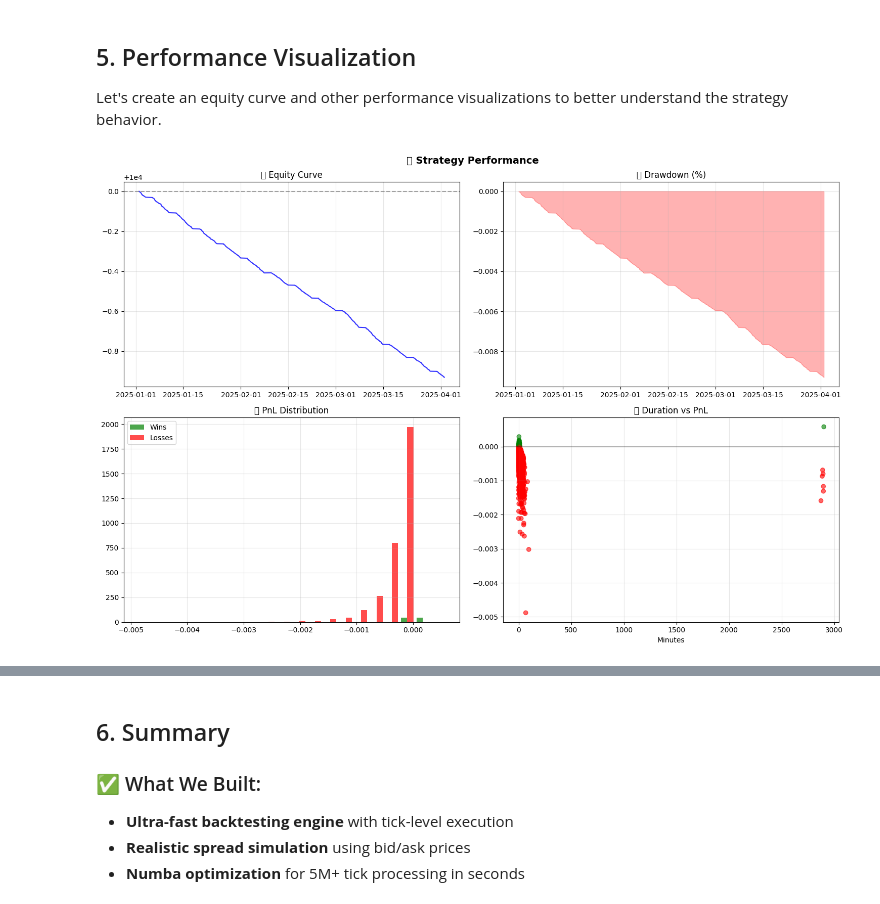
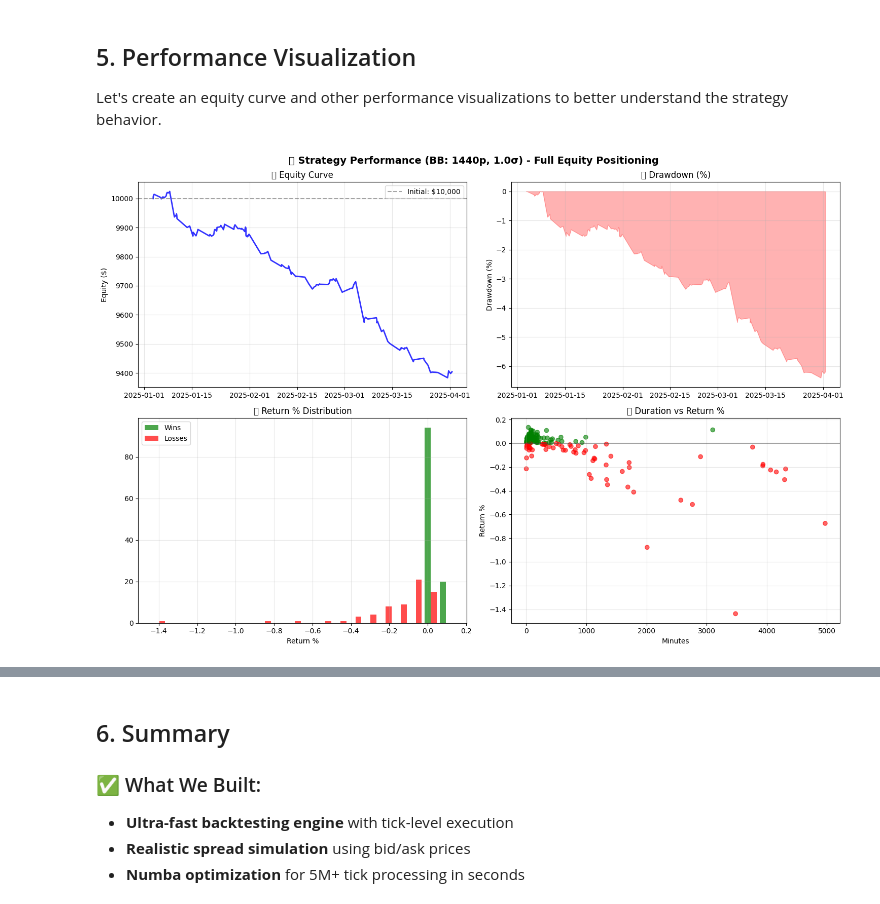
Before and after one commit to edoardoCame/bollingerBands, a Jupyter notebook: notebooks/tick_backtest.ipynb, the cells around one changed output, grey strips where cells are left out. Drawn from its saved outputs; the diff is of its cells as text; code cells hidden in the pictures.

```diff
--- a/notebooks/tick_backtest.ipynb
+++ b/notebooks/tick_backtest.ipynb
@@ -40,8 +87,8 @@ print(f"📁 Data path: {tickdata_path}")
 # %% [markdown]
 ## 2. Core Functions
 # %%
-def calculate_bollinger_bands(df, price_col='close', window=20, num_std=2):
-    """Calculate Bollinger Bands using pandas"""
+def calculate_bollinger_bands(df, price_col=BB_PRICE_COL, window=BB_WINDOW, num_std=BB_STD):
+    """Calculate Bollinger Bands using global configuration parameters"""
     df['middle_band'] = df[price_col].rolling(window).mean()
     std = df[price_col].rolling(window).std()
     df['upper_band'] = df['middle_band'] + (num_std * std)
@@ -163,18 +343,27 @@ def run_fast_bollinger_backtest(tick_data_path, bb_window=20, bb_std=2):
 
 This section contains the optimized numba-accelerated trading strategy and backtesting engine.
 # %%
-# Execute backtest
+# Execute backtest using global configuration with full equity positioning
 start_time = time.time()
-trades_df_fast, df_1min_fast = run_fast_bollinger_backtest(tickdata_path, bb_window=20, bb_std=2)
+trades_df_fast, df_1min_fast = run_full_equity_bollinger_backtest()
 execution_time = time.time() - start_time
 
 # Show results
 if trades_df_fast is not None:
     print(f"🚀 Backtest completed in {execution_time:.2f}s")
+    print(f"📊 Strategy Configuration:")
+    print(f"   📊 BB Window: {BB_WINDOW} periods")
+    print(f"   📊 BB Std Dev: {BB_STD}")
+    print(f"   📁 Data: {TICK_DATA_PATH.split('/')[-1]}")
+    print(f"   💰 Initial Capital: ${INITIAL_CAPITAL:,}")
+    print("=" * 50)
     print(f"📊 Trades: {len(trades_df_fast)}")
-    print(f"💰 Total PnL: {trades_df_fast['pnl'].sum():.5f}")
+    print(f"💰 Total PnL: ${trades_df_fast['pnl'].sum():.2f}")
+    print(f"📈 Total Return: {((trades_df_fast['equity_after_trade'].iloc[-1] / INITIAL_CAPITAL) - 1) * 100:.2f}%")
     print(f"📈 Win Rate: {(trades_df_fast['pnl'] > 0).mean():.1%}")
     print(f"⏱️ Avg Duration: {trades_df_fast['duration'].mean()}")
+    print(f"📊 Final Equity: ${trades_df_fast['equity_after_trade'].iloc[-1]:,.2f}")
+    print(f"📊 Avg Return per Trade: {trades_df_fast['return_pct'].mean():.3f}%")
 else:
     print("❌ No trades executed")
 # %% [output]
@@ -187,64 +389,82 @@ Let's create an equity curve and other performance visualizations to better unde
 import matplotlib.pyplot as plt
 import seaborn as sns
 
-def plot_performance(trades_df, initial_capital=10000):
-    """Create performance dashboard"""
+def plot_performance(trades_df, initial_capital=INITIAL_CAPITAL):
+    """Create performance dashboard using global configuration with proper equity curve"""
     if trades_df is None:
         print("❌ No trades to plot")
         return
 
-    # Calculate equity curve
+    # Calculate proper equity curve using the equity_after_trade column
     trades_df = trades_df.copy()
-    trades_df['equity'] = initial_capital + trades_df['pnl'].cumsum()
+
+    # Create equity curve that starts from initial capital
+    equity_curve = [initial_capital]
+    equity_curve.extend(trades_df['equity_after_trade'].tolist())
+
+    # Create timestamps for equity curve
+    time_curve = [trades_df['entry_time'].iloc[0]]
+    time_curve.extend(trades_df['exit_time'].tolist())
+
+    trades_df['equity'] = trades_df['equity_after_trade']
     trades_df['running_max'] = trades_df['equity'].expanding().max()
     trades_df['drawdown'] = (trades_df['equity'] - trades_df['running_max']) / trades_df['running_max'] * 100
 
-    fig, ((ax1, ax2), (ax3, ax4)) = plt.subplots(2, 2, figsize=(15, 10))
-    fig.suptitle('🚀 Strategy Performance', fontsize=14, fontweight='bold')
+    fig, ((ax1, ax2), (ax3, ax4)) = plt.subplots(2, 2, figsize=PLOT_FIGURES_SIZE)
+    fig.suptitle(f'🚀 Strategy Performance (BB: {BB_WINDOW}p, {BB_STD}σ) - Full Equity Positioning', fontsize=14, fontweight='bold')
 
     # Equity curve
-    ax1.plot(trades_df['exit_time'], trades_df['equity'], 'b-', alpha=0.8)
-    ax1.axhline(initial_capital, color='gray', linestyle='--', alpha=0.7)
+    ax1.plot(time_curve, equity_curve, 'b-', alpha=0.8, linewidth=2)
+    ax1.axhline(initial_capital, color='gray', linestyle='--', alpha=0.7, label=f'Initial: ${initial_capital:,}')
     ax1.set_title('💰 Equity Curve')
+    ax1.legend()
     ax1.grid(True, alpha=0.3)
+    ax1.set_ylabel('Equity ($)')
 
     # Drawdown
     ax2.fill_between(trades_df['exit_time'], trades_df['drawdown'], 0, color='red', alpha=0.3)
     ax2.set_title('📉 Drawdown (%)')
     ax2.grid(True, alpha=0.3)
+    ax2.set_ylabel('Drawdown (%)')
 
-    # PnL distribution
-    wins = trades_df[trades_df['pnl'] > 0]['pnl']
-    losses = trades_df[trades_df['pnl'] <= 0]['pnl']
+    # Return percentage distribution
+    wins = trades_df[trades_df['pnl'] > 0]['return_pct']
+    losses = trades_df[trades_df['pnl'] <= 0]['return_pct']
     ax3.hist([wins, losses], bins=20, alpha=0.7, color=['green', 'red'], label=['Wins', 'Losses'])
-    ax3.set_title('📊 PnL Distribution')
+    ax3.set_title('📊 Return % Distribution')
     ax3.legend()
     ax3.grid(True, alpha=0.3)
+    ax3.set_xlabel('Return %')
 
-    # Duration vs PnL
+    # Duration vs Return %
     durations = trades_df['duration'].dt.total_seconds() / 60
     colors = ['green' if p > 0 else 'red' for p in trades_df['pnl']]
-    ax4.scatter(durations, trades_df['pnl'], c=colors, alpha=0.6)
-    ax4.set_title('⏱️ Duration vs PnL')
+    ax4.scatter(durations, trades_df['return_pct'], c=colors, alpha=0.6)
+    ax4.set_title('⏱️ Duration vs Return %')
     ax4.set_xlabel('Minutes')
+    ax4.set_ylabel('Return %')
     ax4.axhline(0, color='black', alpha=0.3)
     ax4.grid(True, alpha=0.3)
 
     plt.tight_layout()
     plt.show()
 
     # Metrics
-    total_return = (trades_df['equity'].iloc[-1] - initial_capital) / initial_capital * 100
+    final_equity = equity_curve[-1]
+    total_return = (final_equity - initial_capital) / initial_capital * 100
     max_dd = trades_df['drawdown'].min()
     win_rate = (trades_df['pnl'] > 0).mean()
+    avg_return = trades_df['return_pct'].mean()
 
     print(f"📈 Total Return: {total_return:.2f}%")
     print(f"📉 Max Drawdown: {max_dd:.2f}%")
     print(f"🎯 Win Rate: {win_rate:.1%}")
-    print(f"📊 Sharpe: {trades_df['pnl'].mean()/trades_df['pnl'].std():.3f}")
+    print(f"📊 Avg Return per Trade: {avg_return:.3f}%")
+    print(f"💰 Final Equity: ${final_equity:,.2f}")
+    print(f"📊 Sharpe (return %): {trades_df['return_pct'].mean()/trades_df['return_pct'].std():.3f}")
 
 # Auto-plot if we have trades
 if 'trades_df_fast' in locals() and trades_df_fast is not None:
     plot_performance(trades_df_fast)
 # %% [output]
-[figure, old version]
+[figure, new version]
```
Also changed, not shown: parts of 10 cells of this notebook.
